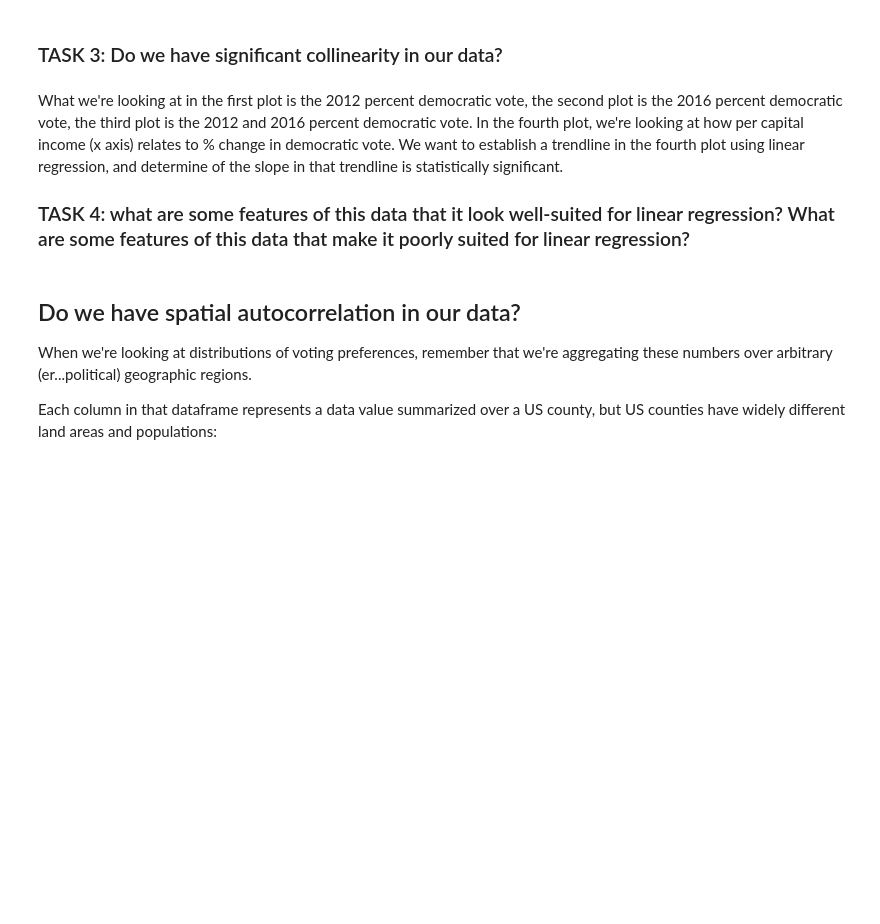
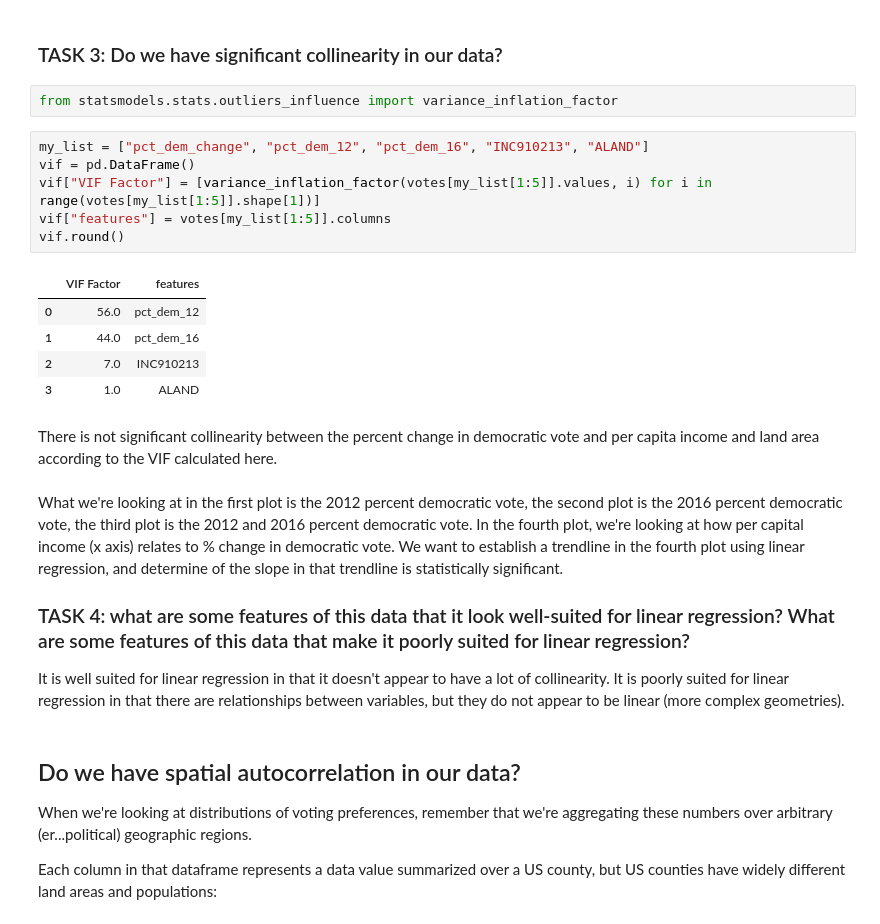
Before and after one commit to megmkoch/EnvDatSci22, a Jupyter notebook: CodeSprints/autocorrelation_methods.ipynb, the cells around one changed output. Saved outputs shown, nothing was run; the diff lists cells and outputs as text; blank space fills up the shorter version.

```diff
--- a/CodeSprints/autocorrelation_methods.ipynb
+++ b/CodeSprints/autocorrelation_methods.ipynb
@@ -177,10 +177,28 @@ plt.show()
 [figure]
 # %% [markdown]
 ### TASK 3: Do we have significant collinearity in our data?
+# %%
+from statsmodels.stats.outliers_influence import variance_inflation_factor
+# %%
+my_list = ["pct_dem_change", "pct_dem_12", "pct_dem_16", "INC910213", "ALAND"]
+vif = pd.DataFrame()
+vif["VIF Factor"] = [variance_inflation_factor(votes[my_list[1:5]].values, i) for i in range(votes[my_list[1:5]].shape[1])]
+vif["features"] = votes[my_list[1:5]].columns
+vif.round()
+# %% [output]
+|  | VIF Factor | features |
+| 0 | 56.0 | pct_dem_12 |
+| 1 | 44.0 | pct_dem_16 |
+| 2 | 7.0 | INC910213 |
+| 3 | 1.0 | ALAND |
+# %% [markdown]
+There is not significant collinearity between the percent change in democratic vote and per capita income and land area according to the VIF calculated here.
 # %% [markdown]
 What we're looking at in the first plot is the 2012 percent democratic vote, the second plot is the 2016 percent democratic vote, the third plot is the 2012 and 2016 percent democratic vote. In the fourth plot, we're looking at how per capital income (x axis) relates to % change in democratic vote. We want to establish a trendline in the fourth plot using linear regression, and determine of the slope in that trendline is statistically significant.
 
 ### TASK 4: what are some features of this data that it look well-suited for linear regression? What are some features of this data that make it poorly suited for linear regression?
+
+It is well suited for linear regression in that it doesn't appear to have a lot of collinearity. It is poorly suited for linear regression in that there are relationships between variables, but they do not appear to be linear (more complex geometries).
 # %% [markdown]
 ## Do we have spatial autocorrelation in our data?
 When we're looking at distributions of voting preferences, remember that we're aggregating these numbers over arbitrary (er...political) geographic regions.
```
Also changed, not shown: parts of 11 cells of this notebook.
